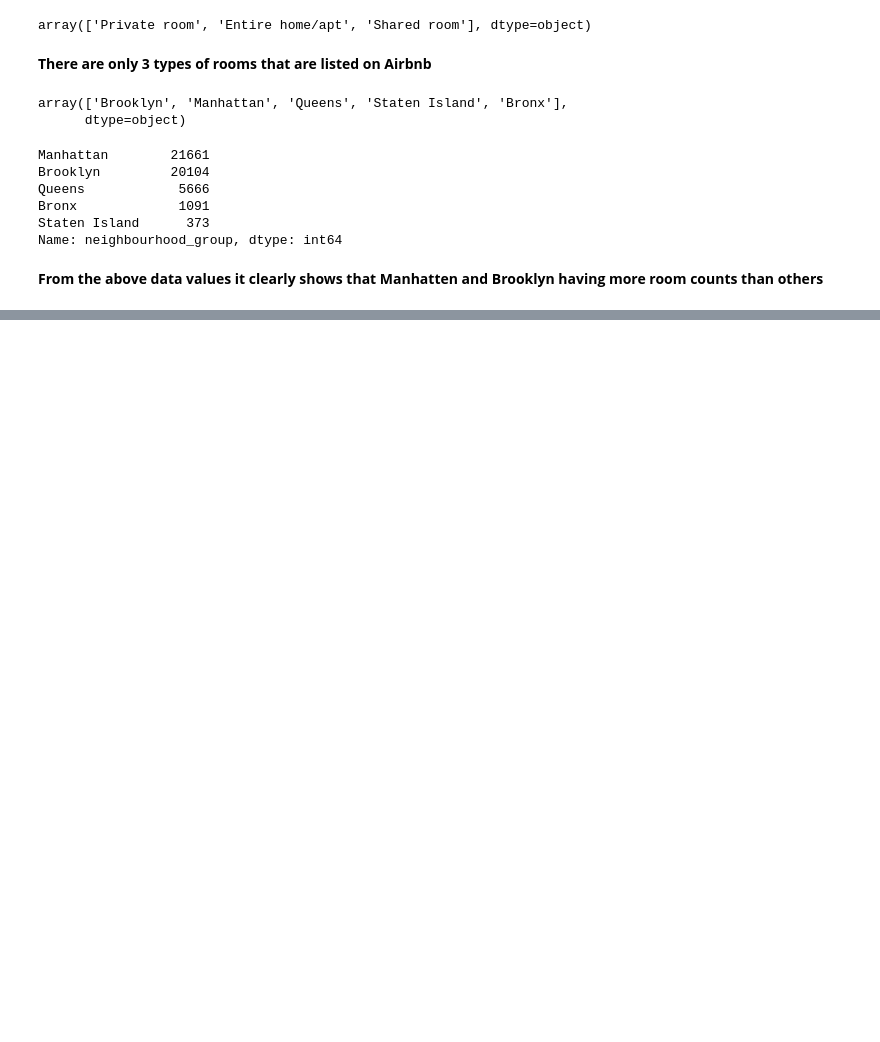
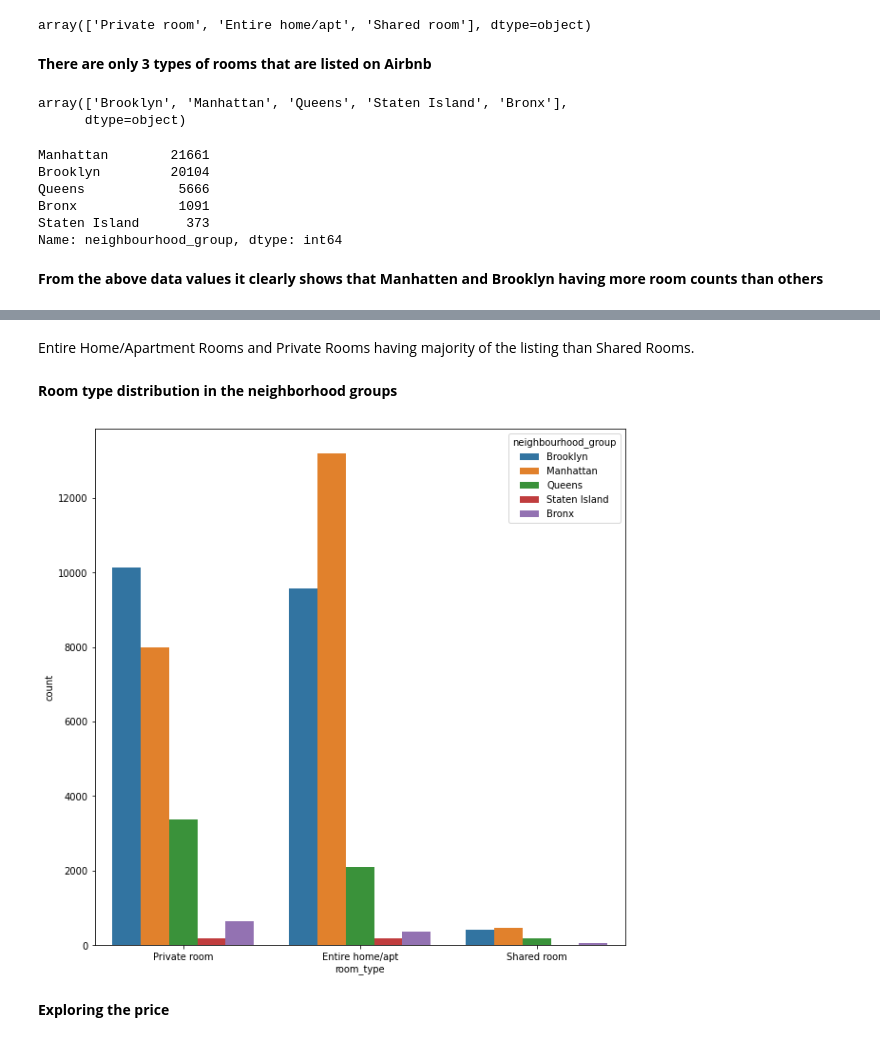
Before and after one commit to pratikshiralkar/EDA-Capstone-Project, a Jupyter notebook: Copy_of_Airbnb_Bookings_Analysis_Capstone_Project.ipynb, the cells around one changed output, grey strips where cells are left out. Cells and saved outputs as stored; diff of their text form; code cells hidden in the pictures; blank space fills up the shorter version.

```diff
--- a/Copy_of_Airbnb_Bookings_Analysis_Capstone_Project.ipynb
+++ b/Copy_of_Airbnb_Bookings_Analysis_Capstone_Project.ipynb
@@ -203,0 +240,11 @@ Name: neighbourhood_group, dtype: int64
+# %% [markdown]
+Entire Home/Apartment Rooms and Private Rooms having majority of the listing than Shared Rooms.
+# %% [markdown]
+**Room type distribution in the neighborhood groups**
+# %%
+plt.figure(figsize=(10,10))
+ax = sns.countplot(x="room_type", data=nyc_df,hue="neighbourhood_group")
+# %% [output]
+[figure, added]
+# %% [markdown]
+**Exploring the price**
```
Also changed, not shown: parts of 40 cells of this notebook.
